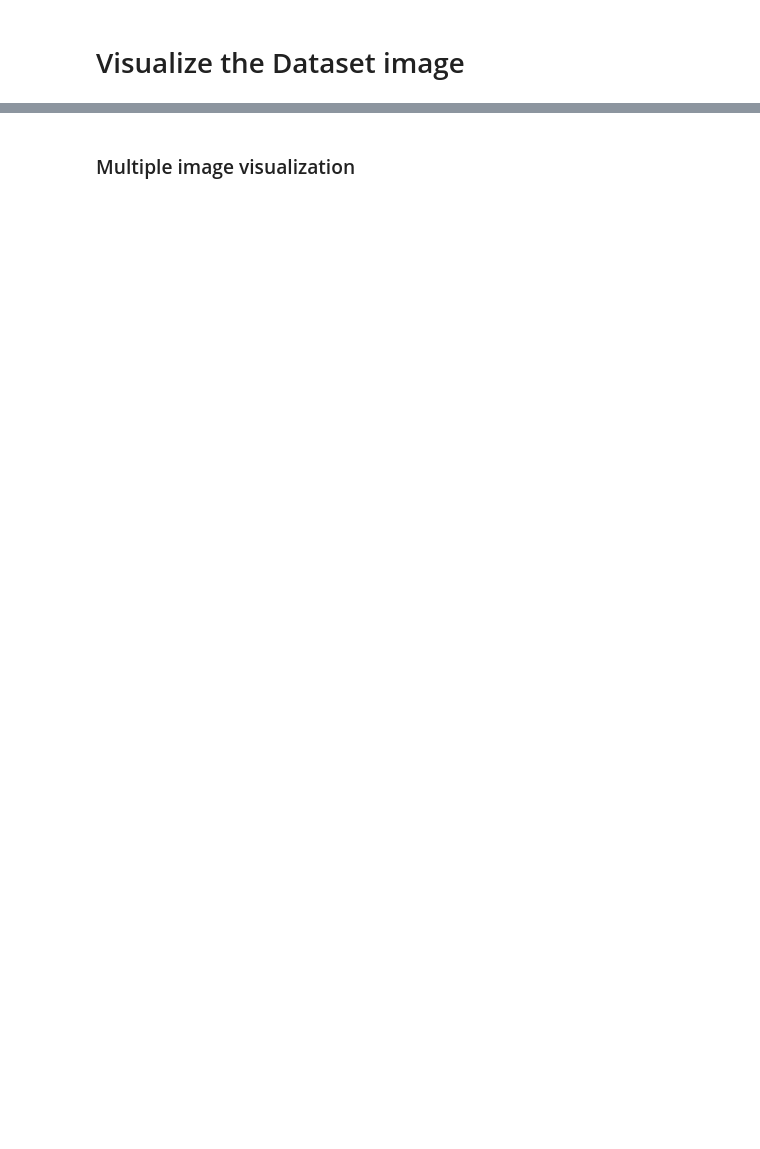
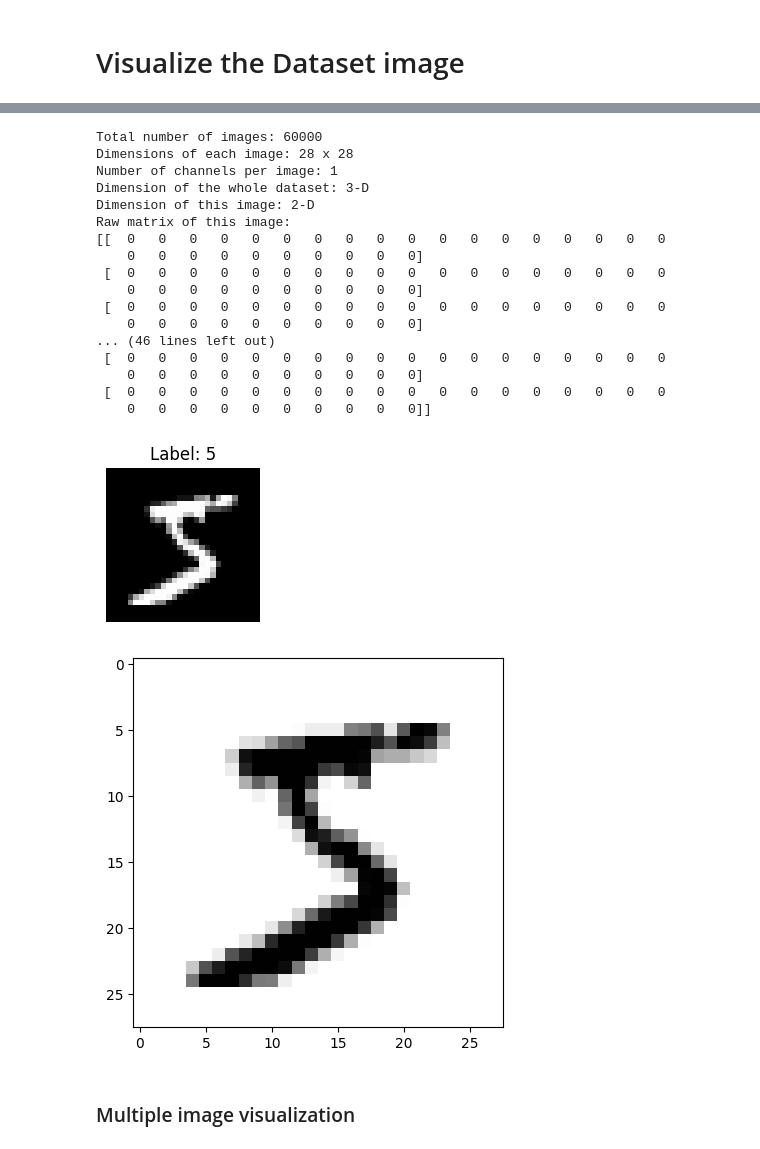
Before and after one commit to store-future/Machine-Learning-Projects, a Jupyter notebook: handDigit_Recognition/mnist_classifier_script.ipynb, the cells around one changed output, grey strips where cells are left out. Drawn from its saved outputs; the diff is of its cells as text; code cells hidden in the pictures; blank space fills up the shorter version.

```diff
--- a/handDigit_Recognition/mnist_classifier_script.ipynb
+++ b/handDigit_Recognition/mnist_classifier_script.ipynb
@@ -78,3 +84,60 @@ printing_single_image(npz_file_path,image_index)
+# %%
+# function to visualize and extract out informastion related to dataset and image
+
+def single_image_information(npz_file_path, image_index):
+    # Load the dataset that is in dictionary format
+    dataset = np.load(npz_file_path)
+    x_train = dataset['x_train']
+    y_train = dataset['y_train']
+
+    # Get the image and label
+    image = x_train[image_index]            # extracting out single image metrics by its indexing no
+    label = y_train[image_index]
+
+    # Determine the dataset dimensions
+    num_images, image_height, image_width = x_train.shape
+    num_channels = x_train.shape[3] if len(x_train.shape) == 4 else 1
+
+    # Display information about the dataset
+    print(f"Total number of images: {num_images}")
+    print(f"Dimensions of each image: {image_height} x {image_width}")
+    print(f"Number of channels per image: {num_channels}")
+    print(f"Dimension of the whole dataset: {x_train.ndim}-D")
+    print(f"Dimension of this image: {image.ndim}-D")
+    print(f"Raw matrix of this image:\n{image}")
+
+    # Plotting
+    plt.figure(figsize=(2, 2))
+    plt.title(f'Label: {label}')
+    plt.axis('off')
+    plt.imshow(image, cmap='gray')
+    plt.show()
+    plt.imshow(image, cmap=plt.cm.binary)
+
+# Example usage
+npz_file_path = 'C:/Users/DELL/Downloads/mnist.npz'
+image_index = 0
+single_image_information(npz_file_path, image_index)
+# %% [output]
+Total number of images: 60000
+Dimensions of each image: 28 x 28
+Number of channels per image: 1
+Dimension of the whole dataset: 3-D
+Dimension of this image: 2-D
+Raw matrix of this image:
+[[  0   0   0   0   0   0   0   0   0   0   0   0   0   0   0   0   0   0
+    0   0   0   0   0   0   0   0   0   0]
+ [  0   0   0   0   0   0   0   0   0   0   0   0   0   0   0   0   0   0
+    0   0   0   0   0   0   0   0   0   0]
+ [  0   0   0   0   0   0   0   0   0   0   0   0   0   0   0   0   0   0
+    0   0   0   0   0   0   0   0   0   0]
+... (46 lines left out)
+ [  0   0   0   0   0   0   0   0   0   0   0   0   0   0   0   0   0   0
+    0   0   0   0   0   0   0   0   0   0]
+ [  0   0   0   0   0   0   0   0   0   0   0   0   0   0   0   0   0   0
+    0   0   0   0   0   0   0   0   0   0]]
+[figure, added]
+[figure, added]
 # %% [markdown]
 ### Multiple image visualization
 # %%
```
Also changed, not shown: parts of 15 cells of this notebook.
